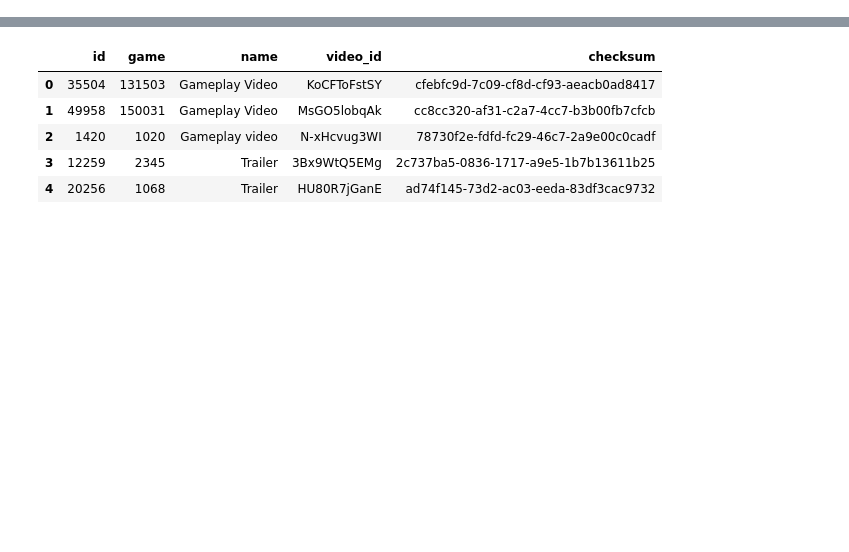
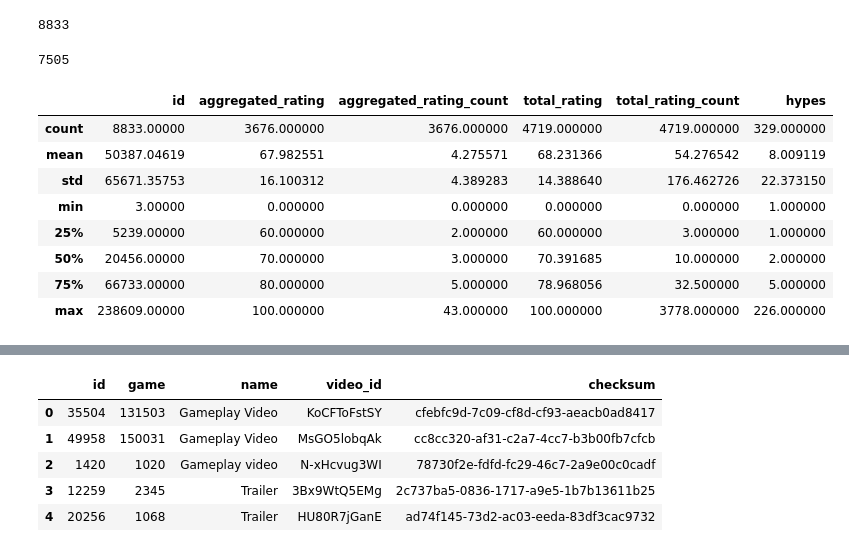
Before and after one commit to Voland24/Videogame-Price-prediction-via-ML, a Jupyter notebook: SIAP_Rezultati.ipynb, the cells around one changed output, grey strips where cells are left out. Saved outputs shown, nothing was run; the diff lists cells and outputs as text; code cells hidden in the pictures; blank space fills up the shorter version.

```diff
--- a/SIAP_Rezultati.ipynb
+++ b/SIAP_Rezultati.ipynb
@@ -17,0 +59,20 @@ df_newer_games.head()
+# %%
+len(df_games_igdb)
+# %% [output]
+8833
+# %%
+df_games_igdb['name'].nunique()
+# %% [output]
+7505
+# %%
+df_games_igdb.describe()
+# %% [output]
+|  | id | aggregated_rating | aggregated_rating_count | total_rating | total_rating_count | hypes |
+| count | 8833.00000 | 3676.000000 | 3676.000000 | 4719.000000 | 4719.000000 | 329.000000 |
+| mean | 50387.04619 | 67.982551 | 4.275571 | 68.231366 | 54.276542 | 8.009119 |
+| std | 65671.35753 | 16.100312 | 4.389283 | 14.388640 | 176.462726 | 22.373150 |
+| min | 3.00000 | 0.000000 | 0.000000 | 0.000000 | 0.000000 | 1.000000 |
+| 25% | 5239.00000 | 60.000000 | 2.000000 | 60.000000 | 3.000000 | 1.000000 |
+| 50% | 20456.00000 | 70.000000 | 3.000000 | 70.391685 | 10.000000 | 2.000000 |
+| 75% | 66733.00000 | 80.000000 | 5.000000 | 78.968056 | 32.500000 | 5.000000 |
+| max | 238609.00000 | 100.000000 | 43.000000 | 100.000000 | 3778.000000 | 226.000000 |
```
Also changed, not shown: parts of 23 cells of this notebook.
